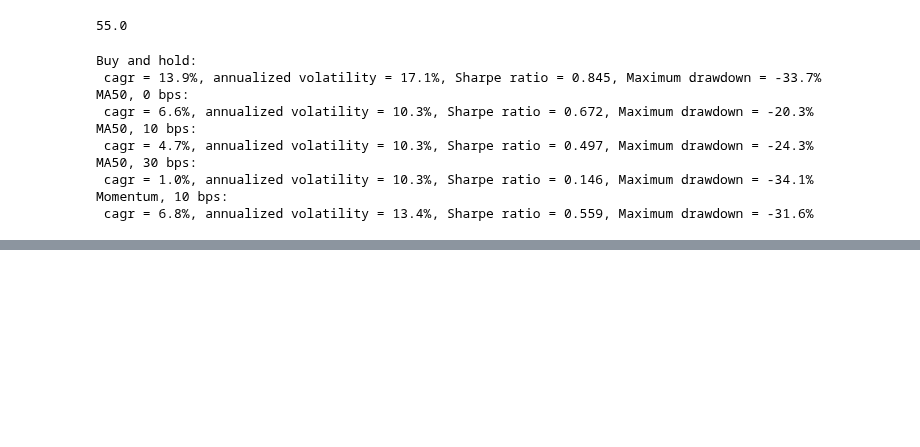
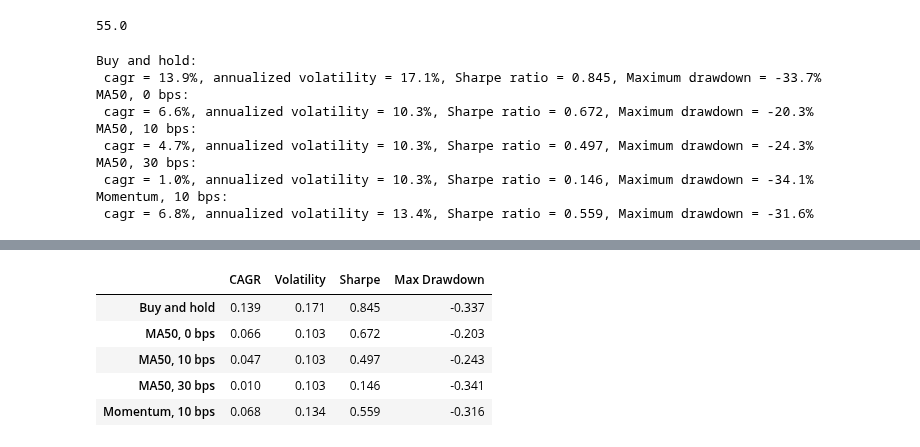
Before and after one commit to Alenchikk1/backtester, a Jupyter notebook: notebooks/02_first_backtest.ipynb, the cells around one changed output, grey strips where cells are left out. Saved outputs shown, nothing was run; the diff lists cells and outputs as text; code cells hidden in the pictures; blank space fills up the shorter version.

```diff
--- a/notebooks/02_first_backtest.ipynb
+++ b/notebooks/02_first_backtest.ipynb
@@ -234,3 +234,7 @@ MA50, 30 bps:
  cagr = 1.0%, annualized volatility = 10.3%, Sharpe ratio = 0.146, Maximum drawdown = -34.1%
 Momentum, 10 bps:
  cagr = 6.8%, annualized volatility = 13.4%, Sharpe ratio = 0.559, Maximum drawdown = -31.6%
+# %%
+from src.metrics import summary
+for name, r in runs:
+    print(f"{name}: \n{summary(r)}")
@@ -236,0 +259,5 @@ Momentum, 10 bps:
+# %%
+results = {}
+for name, r in runs:
+    results[name] = summary(r)
+print(results)
@@ -236,0 +282,10 @@ Momentum, 10 bps:
+# %%
+results_table = pd.DataFrame(results).T.round(3)
+results_table
+# %% [output]
+|  | CAGR | Volatility | Sharpe | Max Drawdown |
+| Buy and hold | 0.139 | 0.171 | 0.845 | -0.337 |
+| MA50, 0 bps | 0.066 | 0.103 | 0.672 | -0.203 |
+| MA50, 10 bps | 0.047 | 0.103 | 0.497 | -0.243 |
+| MA50, 30 bps | 0.010 | 0.103 | 0.146 | -0.341 |
+| Momentum, 10 bps | 0.068 | 0.134 | 0.559 | -0.316 |
```
Also changed, not shown: parts of 8 cells of this notebook, 1 other file.
